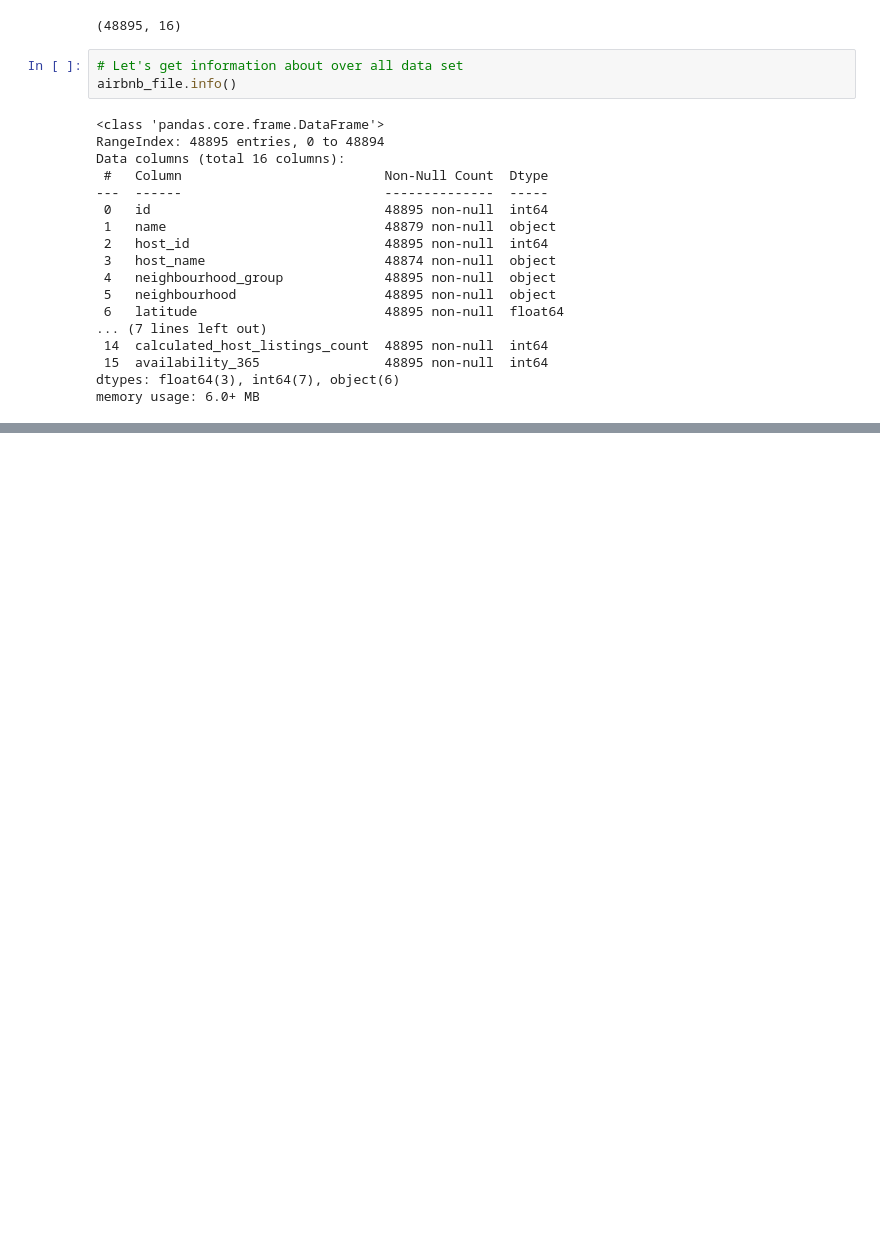
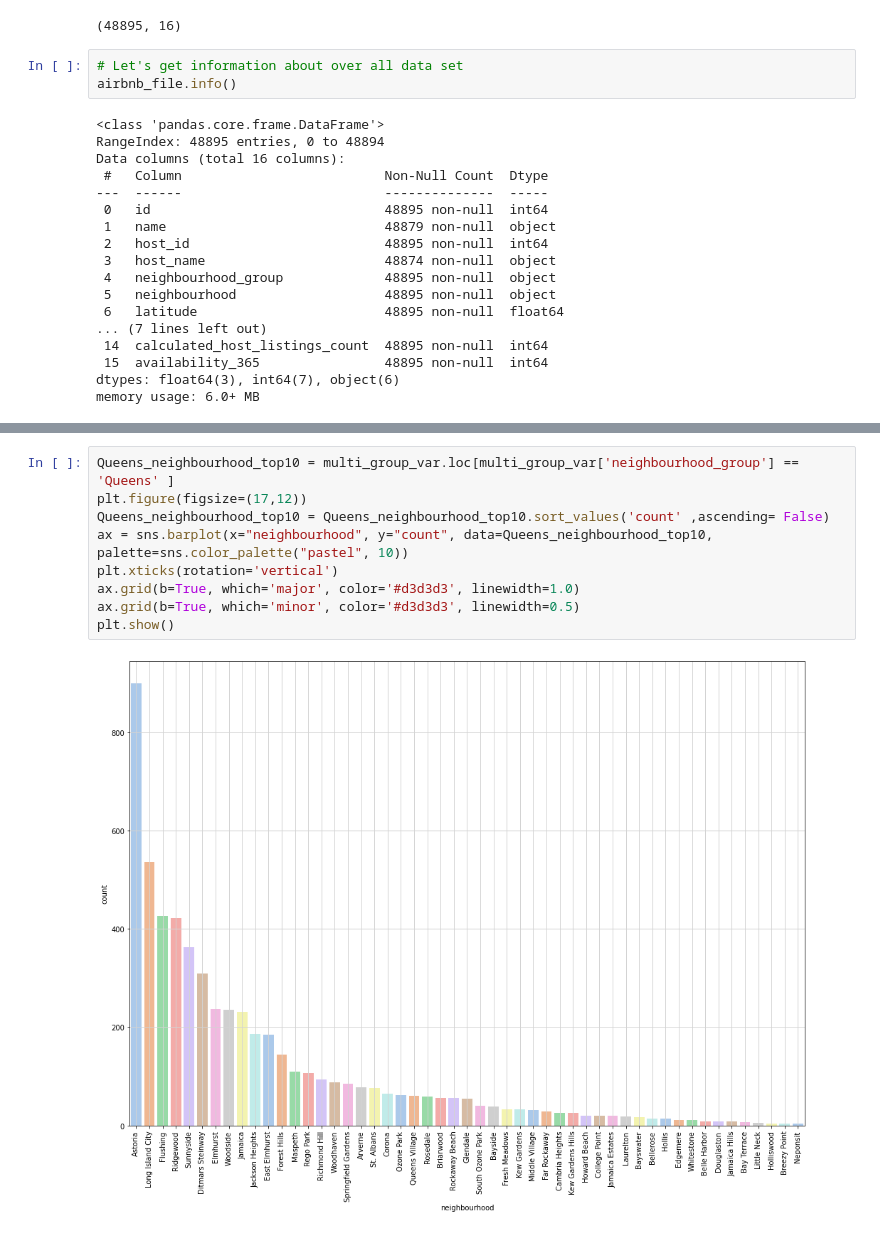
Before and after one commit to Sanjaycsk/AirBnb-EDA, a Jupyter notebook: AirBnB_Project.ipynb, the cells around one changed output, grey strips where cells are left out. Saved outputs shown, nothing was run; the diff lists cells and outputs as text; blank space fills up the shorter version.

```diff
--- a/AirBnB_Project.ipynb
+++ b/AirBnB_Project.ipynb
@@ -54,0 +242,11 @@ memory usage: 6.0+ MB
+# %%
+Queens_neighbourhood_top10 = multi_group_var.loc[multi_group_var['neighbourhood_group'] == 'Queens' ]
+plt.figure(figsize=(17,12))
+Queens_neighbourhood_top10 = Queens_neighbourhood_top10.sort_values('count' ,ascending= False)
+ax = sns.barplot(x="neighbourhood", y="count", data=Queens_neighbourhood_top10, palette=sns.color_palette("pastel", 10))
+plt.xticks(rotation='vertical')
+ax.grid(b=True, which='major', color='#d3d3d3', linewidth=1.0)
+ax.grid(b=True, which='minor', color='#d3d3d3', linewidth=0.5)
+plt.show()
+# %% [output]
+[figure, added]
```
Also changed, not shown: parts of 28 cells of this notebook.
